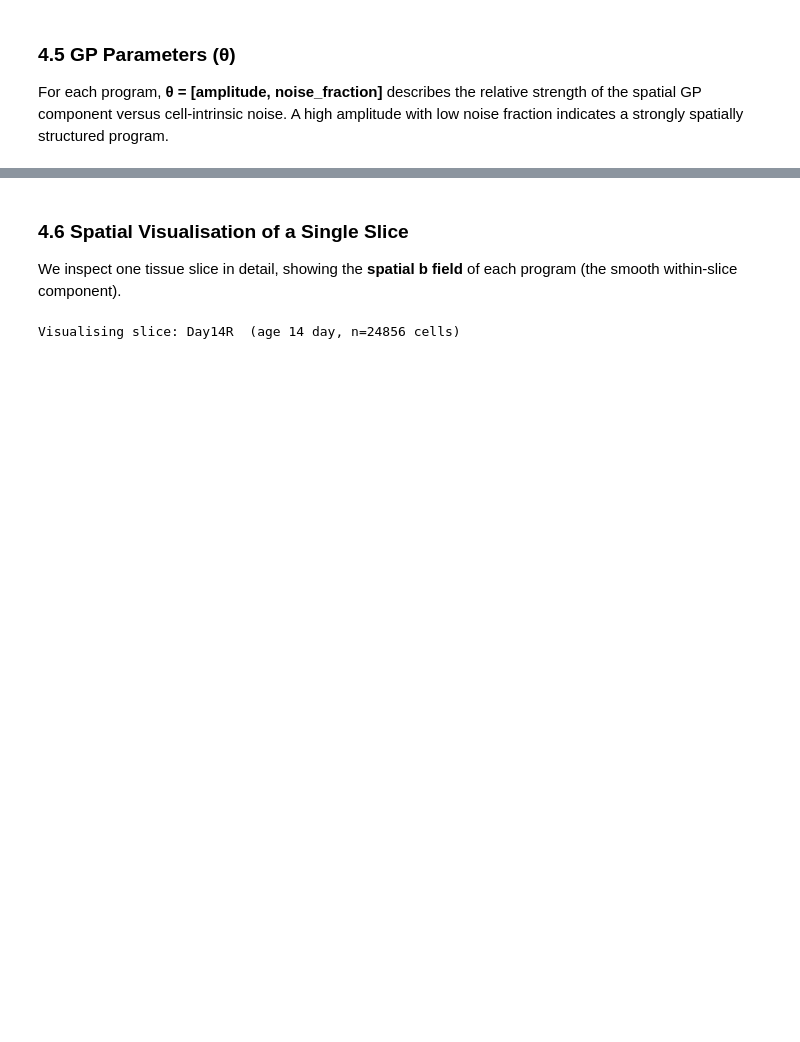
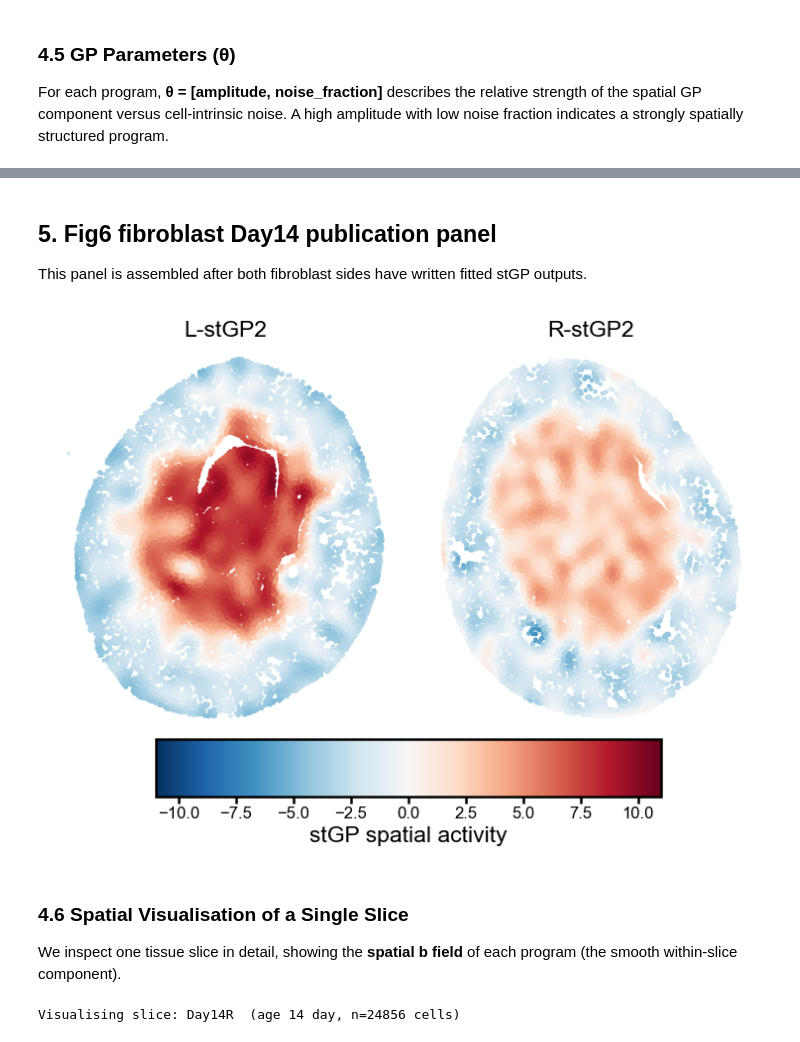
Before and after one commit to YangLabHKUST/stGP, a Jupyter notebook: RealData_MouseKidneyXenium/fibroblast_R.ipynb, the cells around one changed output, grey strips where cells are left out. Drawn from its saved outputs; the diff is of its cells as text; code cells hidden in the pictures; blank space fills up the shorter version.

```diff
--- a/RealData_MouseKidneyXenium/fibroblast_R.ipynb
+++ b/RealData_MouseKidneyXenium/fibroblast_R.ipynb
@@ -344,3 +319,31 @@ fig.savefig(FIGURES_DIR / "theta_barplot.png", dpi=400, bbox_inches="tight")
+# %% [markdown]
+## 5. Fig6 fibroblast Day14 publication panel
+
+This panel is assembled after both fibroblast sides have written fitted stGP outputs.
+# %%
+from IPython.display import display
+from plots import plot_day14_kidney_stgp_pair
+
+PAPER_DIR = FIGURES_DIR / "paper_repro"
+PAPER_DIR.mkdir(parents=True, exist_ok=True)
+
+adata_left = sc.read_h5ad(str(RESULTS_DIR / "Fib_L" / "adata_with_scores.h5ad"))
+adata_right = sc.read_h5ad(str(RESULTS_DIR / "Fib_R" / "adata_with_scores.h5ad"))
+fig = plot_day14_kidney_stgp_pair(
+    adata_left=adata_left,
+    adata_right=adata_right,
+    left_program="stGP2",
+    right_program="stGP2",
+    left_title="L-stGP2",
+    right_title="R-stGP2",
+    quantile=99.9,
+)
+fig.savefig(PAPER_DIR / "kidney_fib_R_Day14_L-stGP2_R-stGP2.png", dpi=400, bbox_inches="tight")
+fig.savefig(PAPER_DIR / "kidney_fib_R_Day14_L-stGP2_R-stGP2.pdf", bbox_inches="tight")
+display(fig)
+plt.close(fig)
+# %% [output]
+[figure, added]
 # %% [markdown]
 ### 4.6 Spatial Visualisation of a Single Slice
 
```
Also changed, not shown: parts of 10 cells of this notebook, 9 other files.
